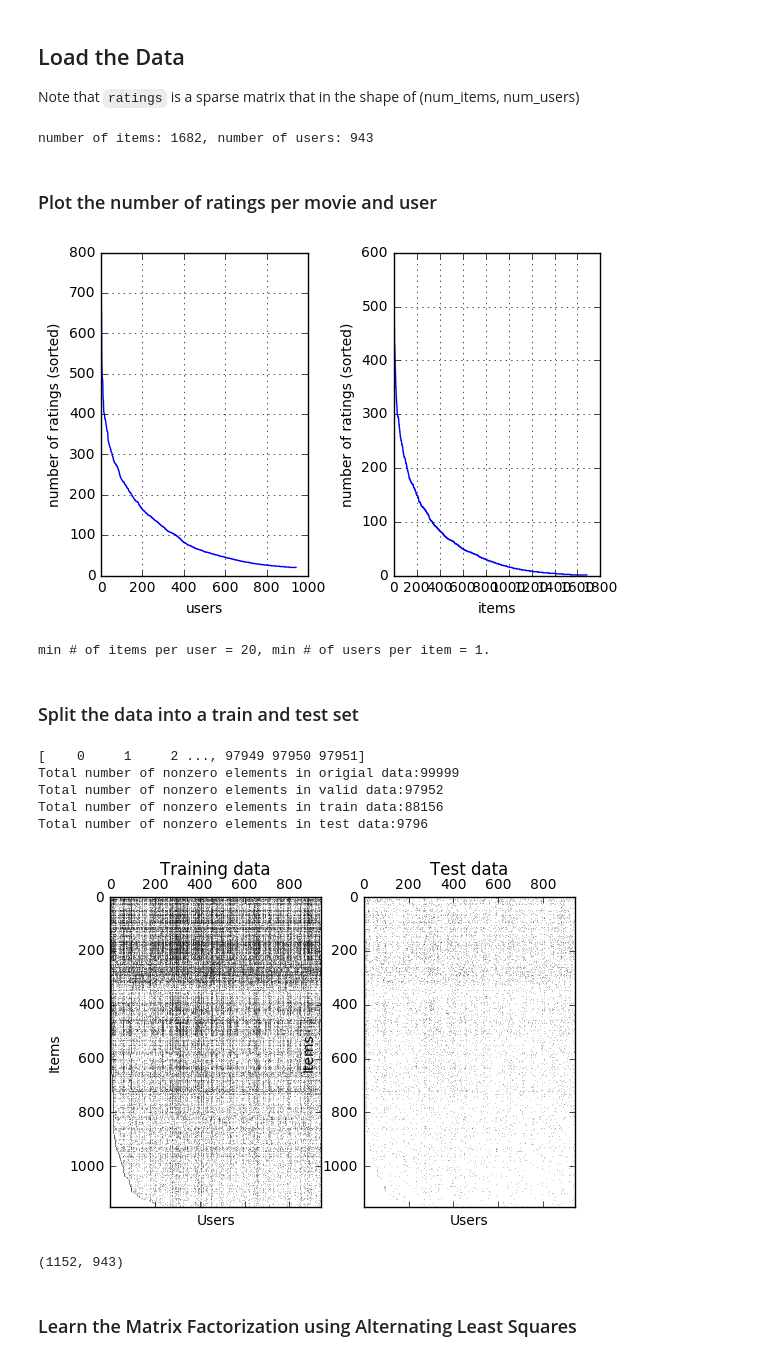
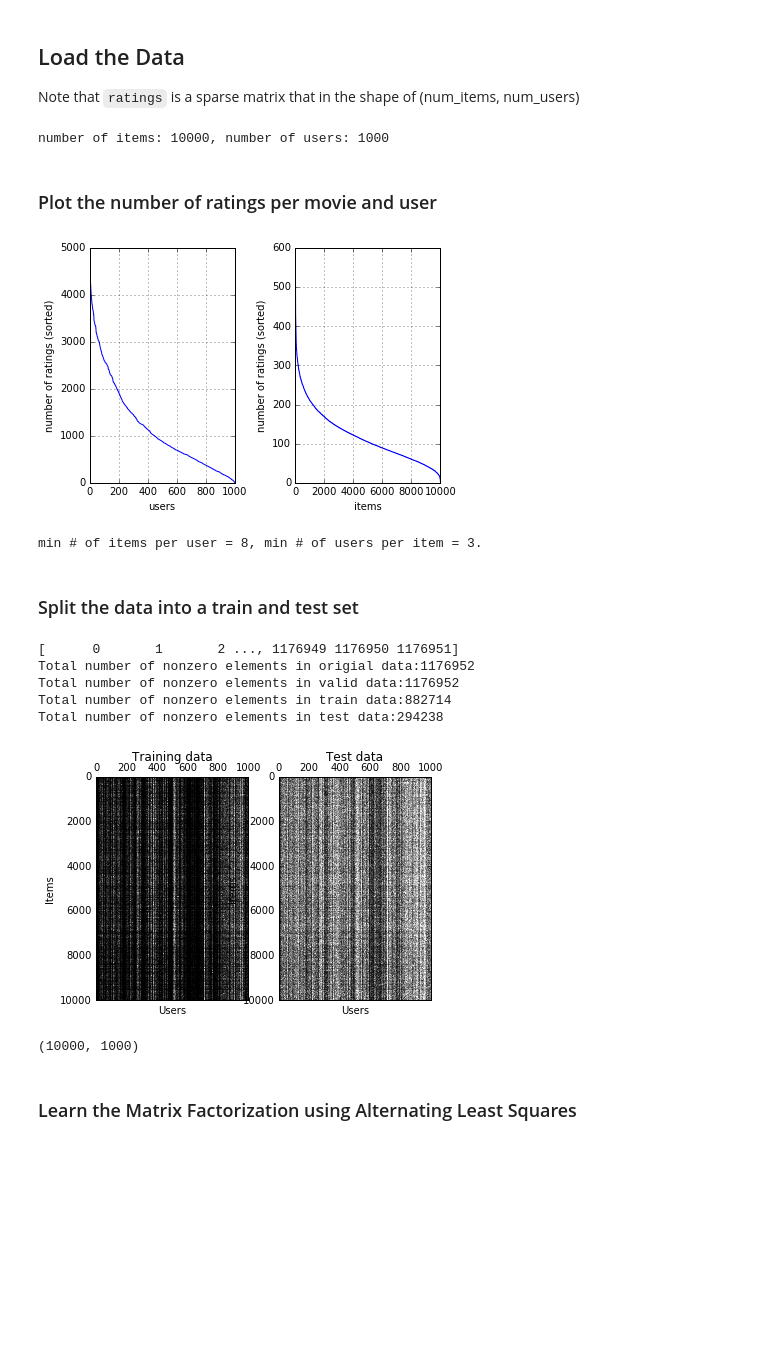
Before and after one commit to michaelheiniger/pcml-project2, a Jupyter notebook: python/ex10.ipynb, the cells around one changed output. Cells and saved outputs as stored; diff of their text form; code cells hidden in the pictures; blank space fills up the shorter version.

```diff
--- a/python/ex10.ipynb
+++ b/python/ex10.ipynb
@@ -15,10 +16,10 @@ Note that `ratings` is a sparse matrix that in the shape of (num_items, num_user
 # %%
 from helpers import load_data, preprocess_data
 
-path_dataset = "../data/movielens100k.csv"
+path_dataset = "../../data_train.csv"
 ratings = load_data(path_dataset)
 # %% [output]
-number of items: 1682, number of users: 943
+number of items: 10000, number of users: 1000
 # %% [markdown]
 ### Plot the number of ratings per movie and user
 # %%
@@ -29,8 +30,8 @@ num_items_per_user, num_users_per_item = plot_raw_data(ratings)
 print("min # of items per user = {}, min # of users per item = {}.".format(
         min(num_items_per_user), min(num_users_per_item)))
 # %% [output]
-[figure, old version]
+[figure, new version]
-min # of items per user = 20, min # of users per item = 1.
+min # of items per user = 8, min # of users per item = 3.
 # %% [markdown]
 ### Split the data into a train and test set
 # %%
@@ -86,17 +87,19 @@ def split_data(ratings, num_items_per_user, num_users_per_item,
 # %%
 from plots import plot_train_test_data
 
 valid_ratings, train, test = split_data(
-    ratings, num_items_per_user, num_users_per_item, min_num_ratings=10, p_test=0.1)
+    ratings, num_items_per_user, num_users_per_item, min_num_ratings=0, p_test=0.25)
 plot_train_test_data(train, test)
 print(train.shape)
+#train = train.tocsr()
+#test = test.tocsr()
 # %% [output]
-[    0     1     2 ..., 97949 97950 97951]
-Total number of nonzero elements in origial data:99999
-Total number of nonzero elements in valid data:97952
-Total number of nonzero elements in train data:88156
-Total number of nonzero elements in test data:9796
+[      0       1       2 ..., 1176949 1176950 1176951]
+Total number of nonzero elements in origial data:1176952
+Total number of nonzero elements in valid data:1176952
+Total number of nonzero elements in train data:882714
+Total number of nonzero elements in test data:294238
-[figure, old version]
+[figure, new version]
-(1152, 943)
+(10000, 1000)
 # %% [markdown]
 ### Learn the Matrix Factorization using Alternating Least Squares
```
Also changed, not shown: parts of 20 cells of this notebook, 3 other files.
